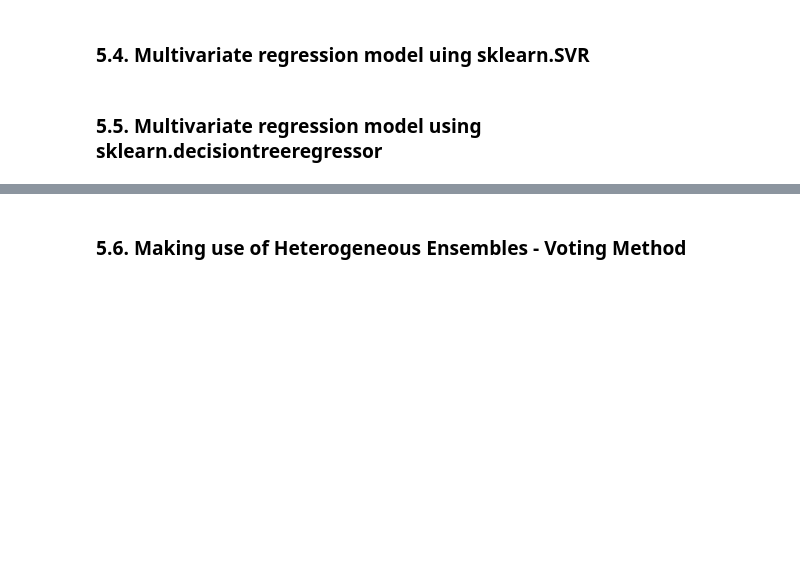
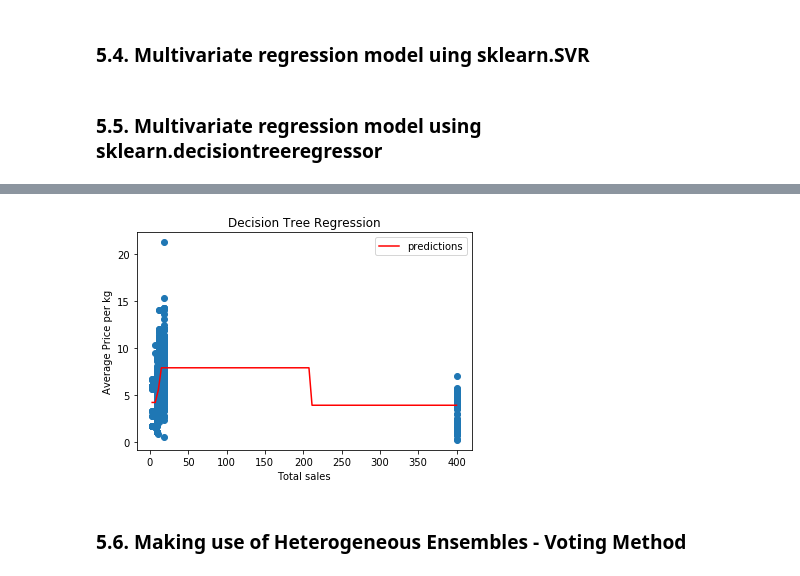
Before and after one commit to lkrump7/regression-apples-predict-api-template, a Jupyter notebook: Linear Regression team TS2.ipynb, the cells around one changed output, grey strips where cells are left out. Drawn from its saved outputs; the diff is of its cells as text; code cells hidden in the pictures; blank space fills up the shorter version.

```diff
--- a/Linear Regression team TS2.ipynb
+++ b/Linear Regression team TS2.ipynb
@@ -861,3 +943,20 @@ print('Formula:\n\t{}'.format(formula_str))
+# %%
+x_domain = np.linspace(min(X), max(X), 100)[:, np.newaxis]
+# %%
+# predict y for every point in x-domain
+y_predictions = regr_tree.predict(x_domain)
+# %%
+# plot the regression tree line over data
+plt.figure()
+plt.scatter(X, y)
+plt.plot(x_domain, y_predictions, color="red", label='predictions')
+plt.xlabel("Total sales")
+plt.ylabel("Average Price per kg")
+plt.title("Decision Tree Regression")
+plt.legend()
+plt.show()
+# %% [output]
+[figure, added]
 # %% [markdown]
 ### 5.6. Making use of Heterogeneous Ensembles - Voting Method
 # %% [markdown]
```
Also changed, not shown: parts of 20 cells of this notebook.
